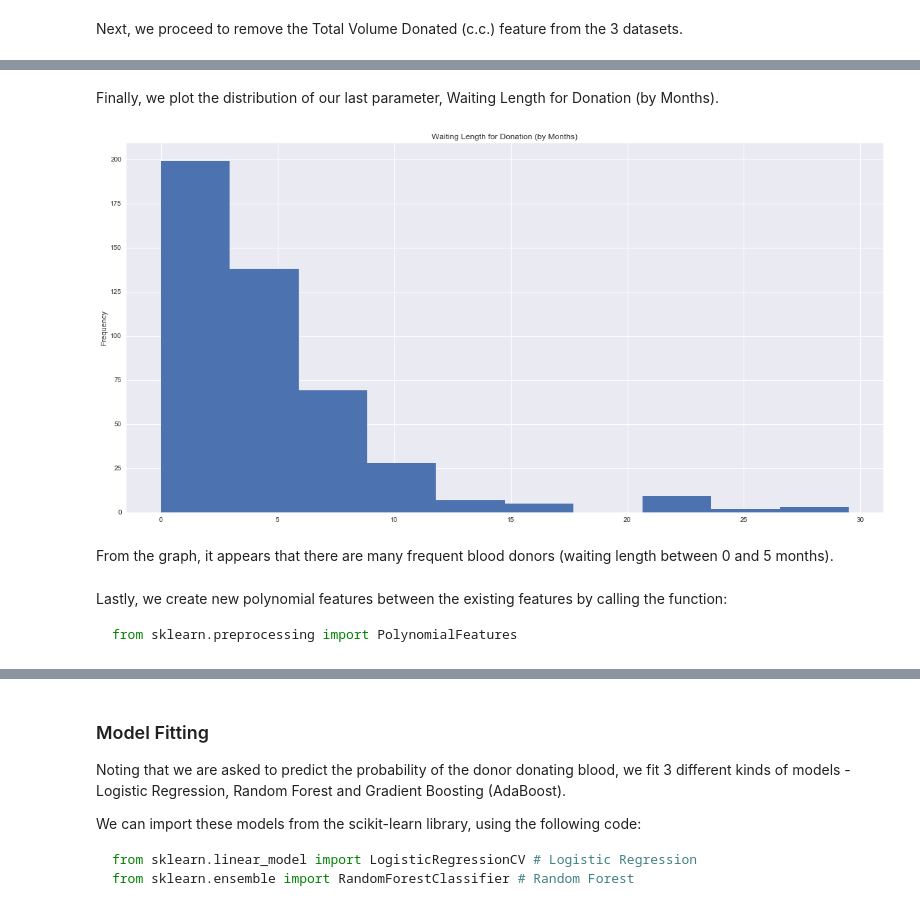
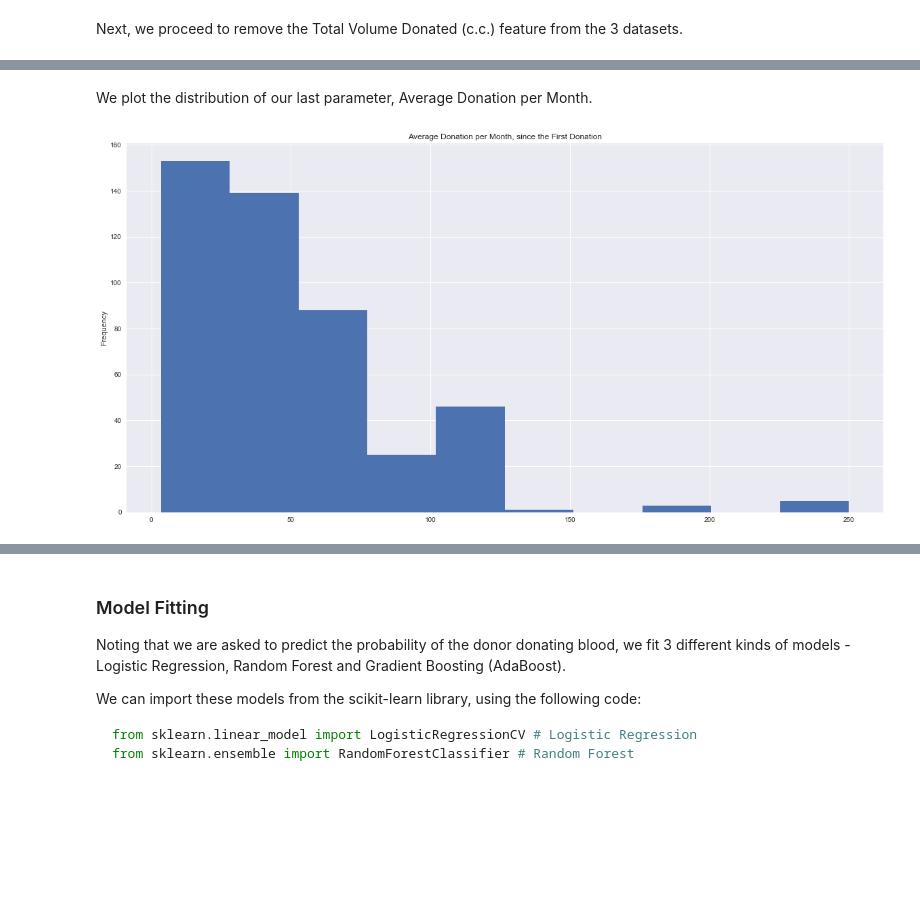
Before and after one commit to ngbolin/BloodDonations, a Jupyter notebook: Warm Up - Predict Blood Donations.ipynb, the cells around one changed output, grey strips where cells are left out. Saved outputs shown, nothing was run; the diff lists cells and outputs as text; code cells hidden in the pictures; blank space fills up the shorter version.

````diff
--- a/Warm Up - Predict Blood Donations.ipynb
+++ b/Warm Up - Predict Blood Donations.ipynb
@@ -166,3 +164,5 @@ X_train['Waiting_Length'] = (X_train['Months since First Donation']-X_train['Mon
+# %%
+X_train['Average Donation per Month'] = X_train['Total Volume Donated (c.c.)']/X_train['Months since First Donation']
 # %%
 X_train.head()
 # %% [output]
@@ -175,2 +175,5 @@ X_train.head()
 # %% [markdown]
 We do the same for the cross validation dataset and the testing dataset.
+# %%
+X_cv['Average Donation per Month'] = X_cv['Total Volume Donated (c.c.)']/X_cv['Months since First Donation']
+X_test['Average Donation per Month'] = X_test['Total Volume Donated (c.c.)']/X_test['Months since First Donation']
@@ -177,9 +182,15 @@ We do the same for the cross validation dataset and the testing dataset.
 # %%
-X_cv['Waiting_Length'] = (X_cv['Months since First Donation']-X_cv['Months since Last Donation'])/(X_cv['Number of Donations'])
-X_test['Waiting_Length'] = (X_test['Months since First Donation']-X_test['Months since Last Donation'])/(X_test['Number of Donations'])
+X_train['Waiting Time'] = ((X_train['Months since First Donation'] - X_train['Months since Last Donation'])
+                           /X_train['Number of Donations'])
+
+X_cv['Waiting Time'] = ((X_cv['Months since First Donation'] - X_cv['Months since Last Donation'])
+                        /X_cv['Number of Donations'])
+
+X_test['Waiting Time'] = ((X_test['Months since First Donation'] - X_test['Months since Last Donation'])
+                          /X_test['Number of Donations'])
 # %% [markdown]
 Next, we proceed to remove the Total Volume Donated (c.c.) feature from the 3 datasets.
 # %%
 cols_to_keep = ['Months since Last Donation', 'Number of Donations',
-                'Months since First Donation', 'Waiting_Length']
+                'Months since First Donation', 'Average Donation per Month', 'Waiting Time']
 X_train = X_train[cols_to_keep]; X_cv = X_cv[cols_to_keep]; X_test = X_test[cols_to_keep]
@@ -195,17 +211,10 @@ X_train.head()
 # %% [markdown]
-Finally, we plot the distribution of our last parameter, Waiting Length for Donation (by Months).
+We plot the distribution of our last parameter, Average Donation per Month.
 # %%
 plt.figure(figsize = (20, 10))
-plt.hist(X_train['Waiting_Length'])
+plt.hist(X_train['Average Donation per Month'])
 plt.ylabel('Frequency')
-plt.title('Waiting Length for Donation (by Months)')
+plt.title('Average Donation per Month, since the First Donation')
 plt.show()
 # %% [output]
-[figure, old version]
+[figure, new version]
-# %% [markdown]
-From the graph, it appears that there are many frequent blood donors (waiting length between 0 and 5 months).
-# %% [markdown]
-Lastly, we create new polynomial features between the existing features by calling the function:
-```python
-from sklearn.preprocessing import PolynomialFeatures
-```
````
Also changed, not shown: parts of 31 cells of this notebook.
